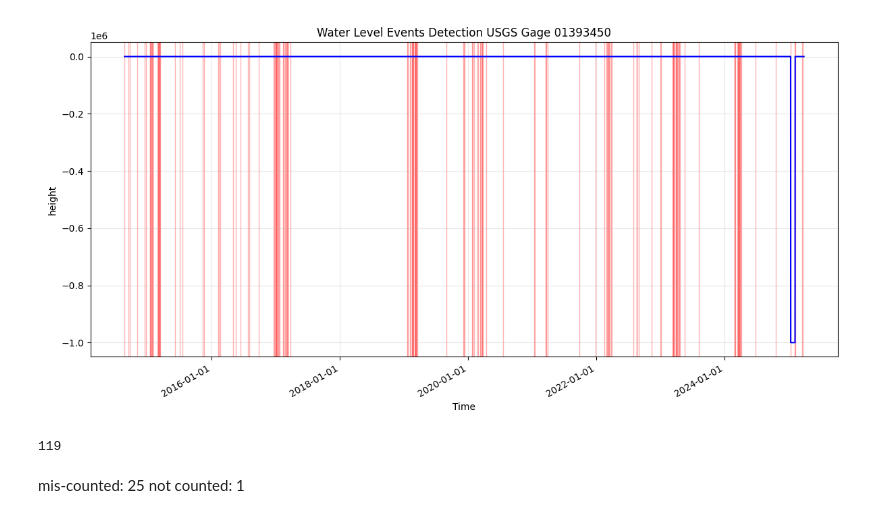
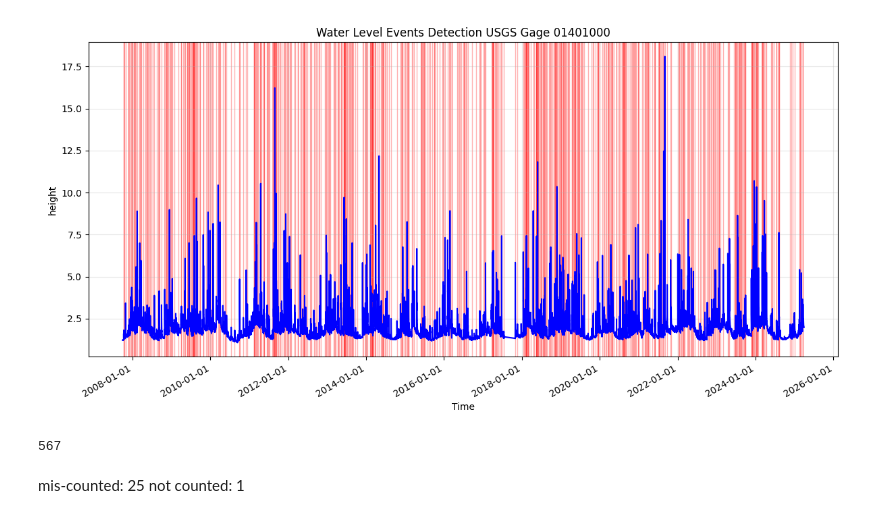
Before and after one commit to jacqubu/data-segmentation, a Jupyter notebook: examples.ipynb, the cells around one changed output. Saved outputs shown, nothing was run; the diff lists cells and outputs as text; code cells hidden in the pictures.

```diff
--- a/examples.ipynb
+++ b/examples.ipynb
@@ -592,38 +592,38 @@ def detect_events_phase_space(data, height_col='gage_height', time_col='datetime
         # plt.scatter(end, end_height, color='black', s=50, zorder=5)
 
     # Format the x-axis to show dates nicely
     plt.gca().xaxis.set_major_formatter(mdates.DateFormatter('%Y-%m-%d'))
     plt.gca().xaxis.set_major_locator(mdates.AutoDateLocator())
     plt.gcf().autofmt_xdate()  # Rotate date labels
 
     plt.xlabel('Time')
     plt.ylabel(f'{height_col}')
-    plt.title('Water Level Events Detection USGS Gage 01393450')
+    plt.title('Water Level Events Detection USGS Gage 01401000')
     plt.grid(True, alpha=0.3)
 
     # Add a legend but keep it manageable
     # if len(events) > 10:
     #     plt.legend(['Smoothed Gage Height', 'Raw Gage Height', 'Events (first 10 shown)'])
     # else:
     #     plt.legend()
 
     plt.tight_layout()
     plt.savefig('water_level_events_merged.png', dpi=300)
     plt.show()
 
     return events
 
 
-df = pd.read_csv('usgs-data/09400815.csv') # read in data
+df = pd.read_csv('usgs-data/01401000.csv') # read in data
 df = df.rename(columns={'00065': 'height', 'datetime': 'time'}) # rename columns
 
 df['time'] = pd.to_datetime(df['time'], format="%Y-%m-%d %H:%M:%S%z") # convert time from strings to datetime
 
-events = detect_events_phase_space(df, 'height', 'time', smoothing_window=11, threshold=0.1, min_duration=7, merge_threshold=30)
+events = detect_events_phase_space(df, 'height', 'time', smoothing_window=12, threshold=0.10, min_duration=4, merge_threshold=30)
 print(len(events))
 # %% [output]
-[figure, old version]
+[figure, new version]
-119
+567
 # %% [markdown]
 mis-counted: 25
 not counted: 1
```
Also changed, not shown: 1 other file.
